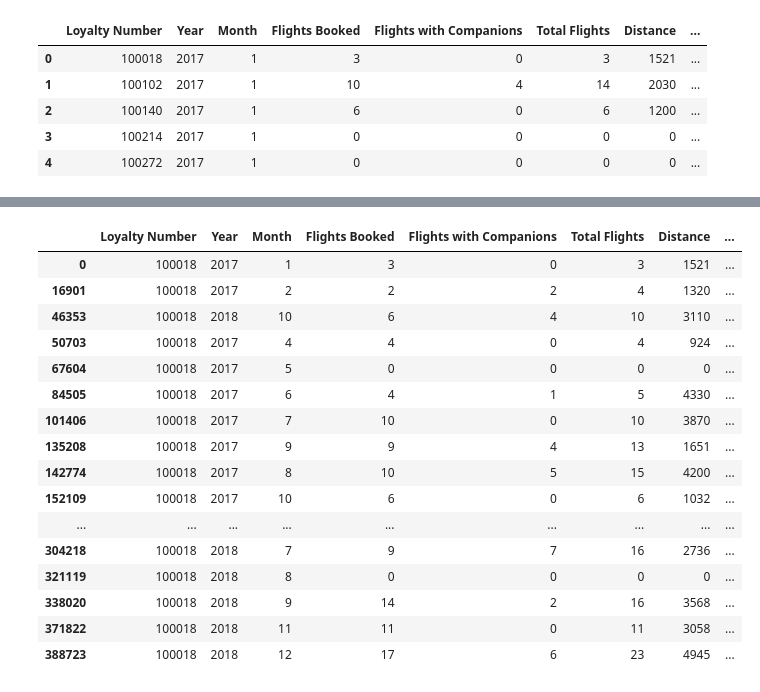
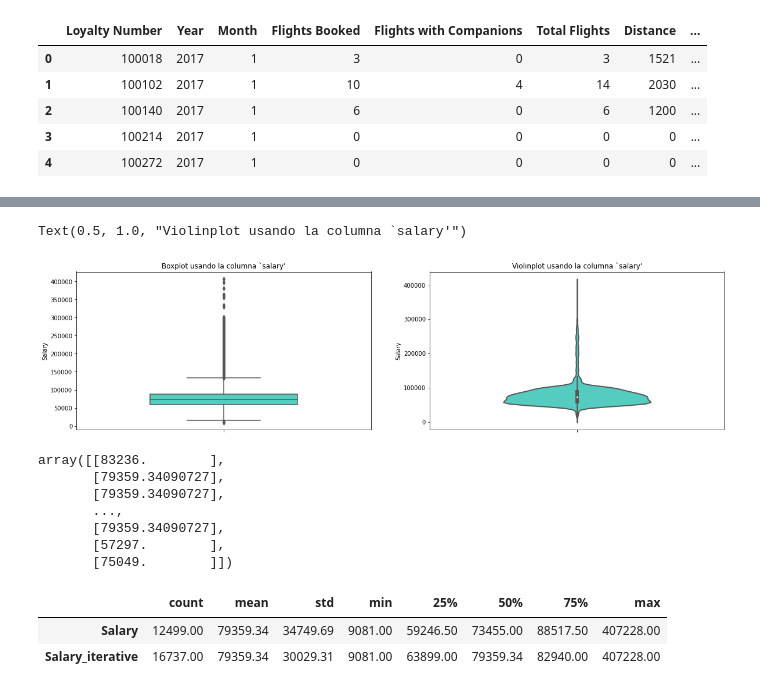
Before and after one commit to Adalab/bda-modulo-3-evaluacion-final-patriciamromero, a Jupyter notebook: fase1.ipynb, the cells around one changed output, grey strips where cells are left out. Saved outputs shown, nothing was run; the diff lists cells and outputs as text; code cells hidden in the pictures.

```diff
--- a/fase1.ipynb
+++ b/fase1.ipynb
@@ -262,20 +212,0 @@ KeyboardInterrupt:
-# %%
-activity[activity["Loyalty Number"] == 100018] #selecciono ejemplo para analizar información duplicado. Aparentemente se corresponde a la misma persona a diferencia de la columna 'remotework'
-# %% [output]
-|  | Loyalty Number | Year | Month | Flights Booked | Flights with Companions | Total Flights | Distance | ... |
-| 0 | 100018 | 2017 | 1 | 3 | 0 | 3 | 1521 | ... |
-| 16901 | 100018 | 2017 | 2 | 2 | 2 | 4 | 1320 | ... |
-| 46353 | 100018 | 2018 | 10 | 6 | 4 | 10 | 3110 | ... |
-| 50703 | 100018 | 2017 | 4 | 4 | 0 | 4 | 924 | ... |
-| 67604 | 100018 | 2017 | 5 | 0 | 0 | 0 | 0 | ... |
-| 84505 | 100018 | 2017 | 6 | 4 | 1 | 5 | 4330 | ... |
-| 101406 | 100018 | 2017 | 7 | 10 | 0 | 10 | 3870 | ... |
-| 135208 | 100018 | 2017 | 9 | 9 | 4 | 13 | 1651 | ... |
-| 142774 | 100018 | 2017 | 8 | 10 | 5 | 15 | 4200 | ... |
-| 152109 | 100018 | 2017 | 10 | 6 | 0 | 6 | 1032 | ... |
-| ... | ... | ... | ... | ... | ... | ... | ... | ... |
-| 304218 | 100018 | 2018 | 7 | 9 | 7 | 16 | 2736 | ... |
-| 321119 | 100018 | 2018 | 8 | 0 | 0 | 0 | 0 | ... |
-| 338020 | 100018 | 2018 | 9 | 14 | 2 | 16 | 3568 | ... |
-| 371822 | 100018 | 2018 | 11 | 11 | 0 | 11 | 3058 | ... |
-| 388723 | 100018 | 2018 | 12 | 17 | 6 | 23 | 4945 | ... |
@@ -281,0 +237,31 @@ activity[activity["Loyalty Number"] == 100018] #selecciono ejemplo para analizar
+# %%
+loyalty["Salary"] = loyalty["Salary"].apply(to_positive)
+# %%
+# Creates a figure and two subplots (1 row, 2 columns) with a size of 20x5 inches
+
+fig, axes = plt.subplots(nrows = 1, ncols = 2, figsize = (20, 5))
+
+# Creates a boxplot on the first subplot
+sns.boxplot(y = "Salary",
+            data = loyalty,
+            width = 0.5,
+            color = "turquoise",
+            ax = axes[0])
+
+axes[0].set_title("Boxplot usando la columna `salary'")
+
+
+
+# Creates a violinplot on the second subplot
+sns.violinplot(y = "Salary",
+               data = loyalty,
+               width = 0.5,
+               color = "turquoise",
+               linewidth = 2,
+               ax = axes[1])
+
+
+axes[1].set_title("Violinplot usando la columna `salary'")
+# %% [output]
+Text(0.5, 1.0, "Violinplot usando la columna `salary'")
+[figure, added]
@@ -281,0 +270,17 @@ activity[activity["Loyalty Number"] == 100018] #selecciono ejemplo para analizar
+# %%
+
+imputer_iterative = IterativeImputer(max_iter = 20, random_state = 42)
+
+# ajustamos y tranformamos los datos
+imputer_iterative_imputado = imputer_iterative.fit_transform(df_copia[["Salary"]])
+
+# comprobamos que es lo que nos devuelve, que en este caso es un array también
+imputer_iterative_imputado
+# %% [output]
+array([[83236.        ],
+       [79359.34090727],
+       [79359.34090727],
+       ...,
+       [79359.34090727],
+       [57297.        ],
+       [75049.        ]])
@@ -281,0 +299,6 @@ activity[activity["Loyalty Number"] == 100018] #selecciono ejemplo para analizar
+# %%
+df_copia.describe()[["Salary","Salary_iterative"]].T #vamos a usar la media normal 79359.34
+# %% [output]
+|  | count | mean | std | min | 25% | 50% | 75% | max |
+| Salary | 12499.00 | 79359.34 | 34749.69 | 9081.00 | 59246.50 | 73455.00 | 88517.50 | 407228.00 |
+| Salary_iterative | 16737.00 | 79359.34 | 30029.31 | 9081.00 | 63899.00 | 79359.34 | 82940.00 | 407228.00 |
```
Also changed, not shown: parts of 31 cells of this notebook.
